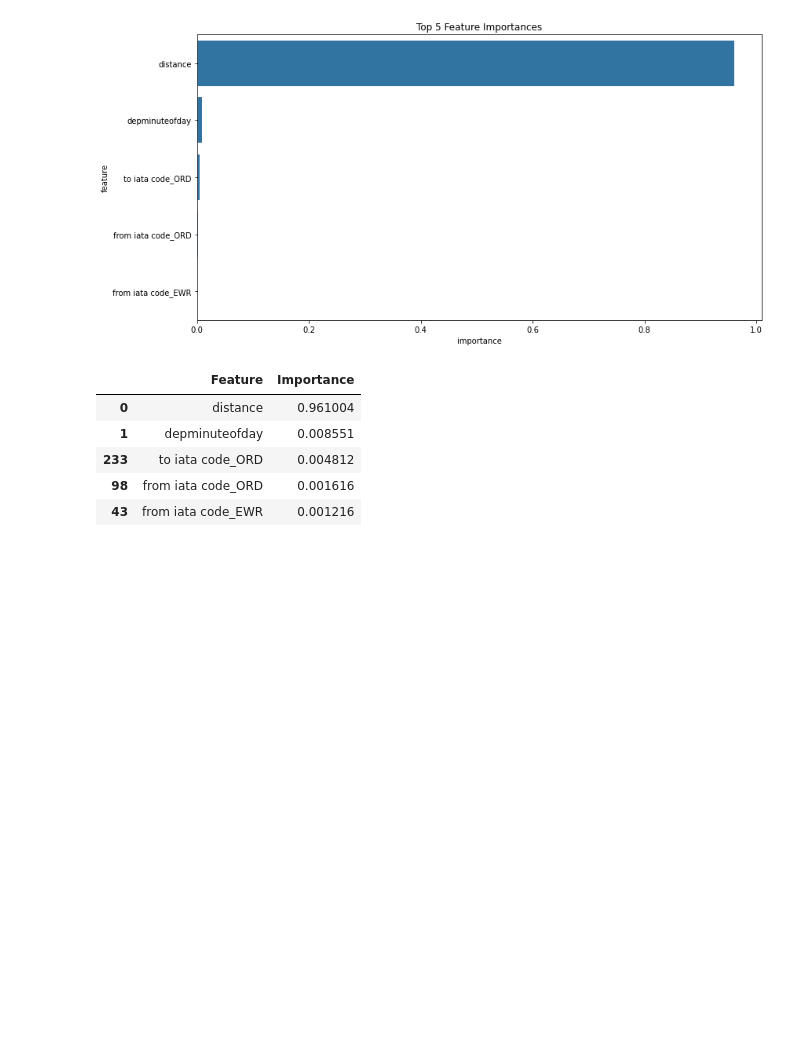
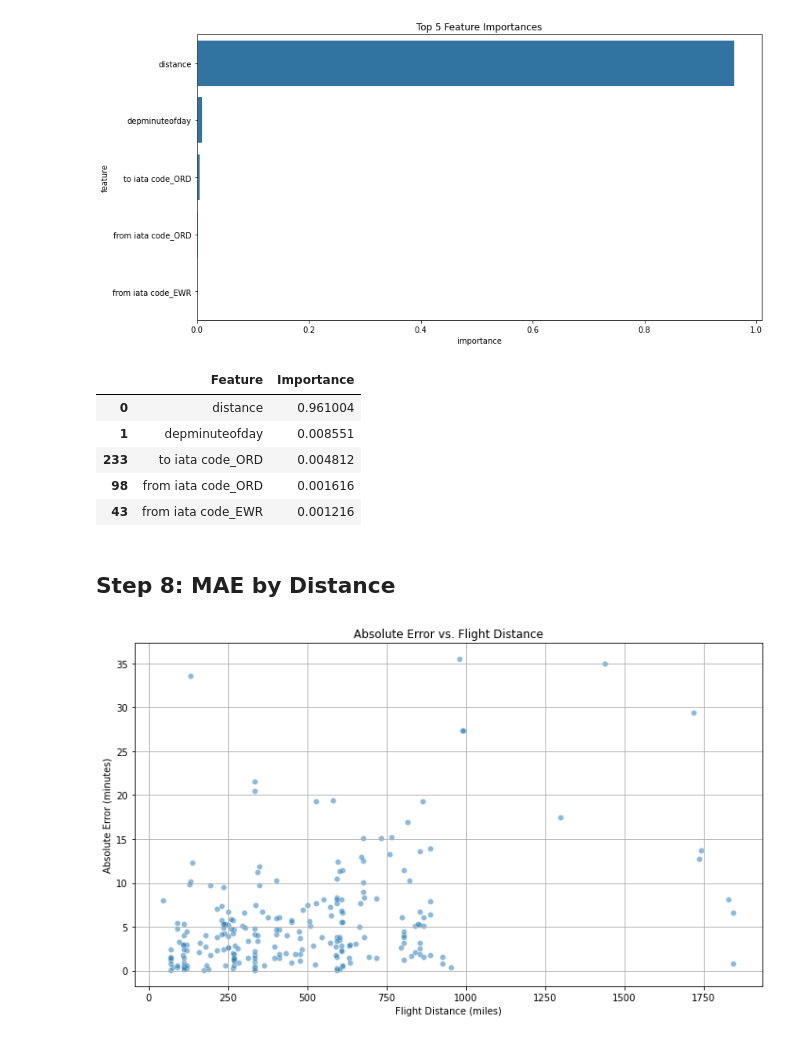
Before and after one commit to jkilchenmann/capstone_project, a Jupyter notebook: training_and_testing.ipynb, the cells around one changed output. Cells and saved outputs as stored; diff of their text form; code cells hidden in the pictures; blank space fills up the shorter version.

Commit message:
update training_and_testing.ipynb with scatterchart at end

```diff
--- a/training_and_testing.ipynb
+++ b/training_and_testing.ipynb
@@ -152,3 +152,22 @@ feat_imp_df.sort_values(by='Importance', ascending=False).head(5)
 | 233 | to iata code_ORD | 0.004812 |
 | 98 | from iata code_ORD | 0.001616 |
 | 43 | from iata code_EWR | 0.001216 |
+# %% [markdown]
+## Step 8: MAE by Distance
+# %%
+# Bin distances into ranges
+bins = [0, 250, 500, 750, 1000, 1250, 1500, 1750, 2000, 2500]
+labels = ['0–250', '251–500', '501–750', '751–1000', '1001–1250',
+          '1251–1500', '1501–1750', '1751–2000', '2001–2500']
+results_df["Distance Bin"] = pd.cut(results_df["Distance"], bins=bins, labels=labels)
+
+plt.figure(figsize=(10, 6))
+sns.scatterplot(data=results_df, x="Distance", y="Absolute Error", alpha=0.5)
+plt.title("Absolute Error vs. Flight Distance")
+plt.xlabel("Flight Distance (miles)")
+plt.ylabel("Absolute Error (minutes)")
+plt.grid(True)
+plt.tight_layout()
+plt.show()
+# %% [output]
+[figure, added]
```
